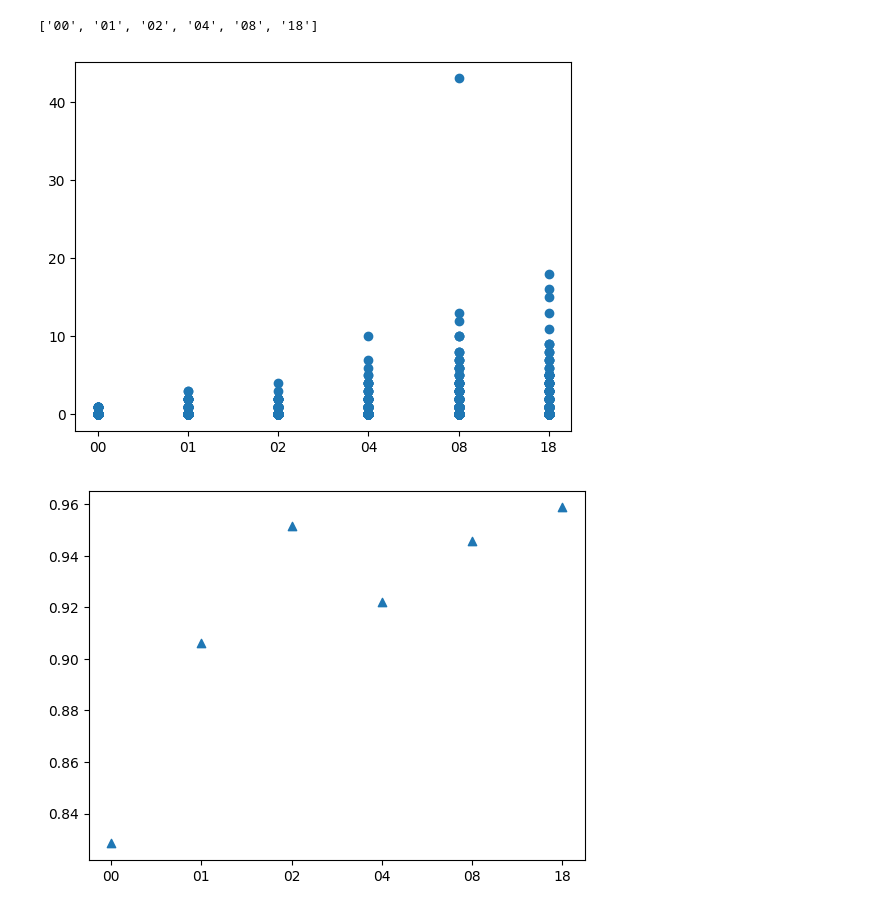
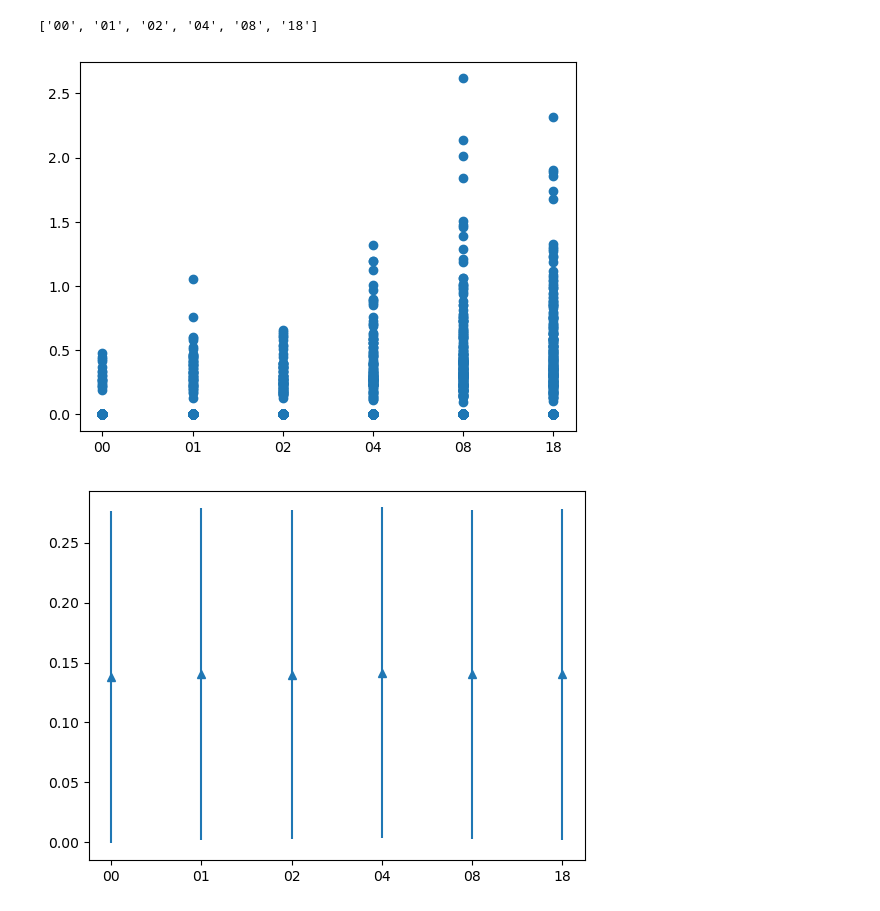
Before and after one commit to Formanj-0/UpDown_Project, a Jupyter notebook: WorkSpace/DEX_Scaleup.ipynb, the cells around one changed output. Saved outputs shown, nothing was run; the diff lists cells and outputs as text; code cells hidden in the pictures.

```diff
--- a/WorkSpace/DEX_Scaleup.ipynb
+++ b/WorkSpace/DEX_Scaleup.ipynb
@@ -25,4 +25,4 @@ import os
 # %% [markdown]
 # A1-2 Single Cell
 # %%
-adata_a12 = sc.read_text('/home/formanj/scRNAseq_model/UpDownProject/Datasets/DUSP1/A1-2_sc_Bulk_GSE141834/GSE141834_scRNAseq_rawCounts.txt').T
+adata_a12 = sc.read_text('/home/formanj/Desktop/UpDown_Project/Datasets/DUSP1/A1-2_sc_Bulk_GSE141834/GSE141834_scRNAseq_seuratV3_normalized.txt').T
@@ -58,7 +65,7 @@ adata_a12_dex.uns['avg_DUSP1'] = []
 adata_a12_dex.uns['var_DUSP1'] = []
 for timepoint in adata_a12_dex.uns['Timepoints']:
     adata_a12_dex.uns['avg_DUSP1'].append(adata_a12_dex[adata_a12_dex.obs['Timepoint'] == timepoint].X.mean())
-    adata_a12_dex.uns['var_DUSP1'].append(np.std(adata_a12_dex[adata_a12_dex.obs['Timepoint'] == timepoint].X))
+    adata_a12_dex.uns['var_DUSP1'].append(np.var(adata_a12_dex[adata_a12_dex.obs['Timepoint'] == timepoint].X))
 # %%
 adata_a12_dex.uns['Timepoints']
 # %% [output]
@@ -66,10 +73,10 @@ adata_a12_dex.uns['Timepoints']
 # %%
 plt.scatter(adata_a12_dex.obs['Timepoint'], adata_a12_dex[:, 'DUSP1'].X)
 plt.show()
 
-plt.scatter(list(adata_a12_dex.uns['Timepoints']), adata_a12_dex.uns['avg_DUSP1'], linestyle='None', marker='^')
-#plt.errorbar(list(adata_a12_dex.uns['Timepoints']), adata_a12_dex.uns['avg_DUSP1'], adata_a12_dex.uns['var_DUSP1'], linestyle='None', marker='^')
+#plt.scatter(list(adata_a12_dex.uns['Timepoints']), adata_a12_dex.uns['avg_DUSP1'], linestyle='None', marker='^')
+plt.errorbar(list(adata_a12_dex.uns['Timepoints']), adata_a12_dex.uns['avg_DUSP1'], adata_a12_dex.uns['var_DUSP1'], linestyle='None', marker='^')
 plt.show()
 # %% [output]
-[figure, old version]
+[figure, new version]
-[figure, old version]
+[figure, new version]
```
Also changed, not shown: parts of 4 cells of this notebook.
